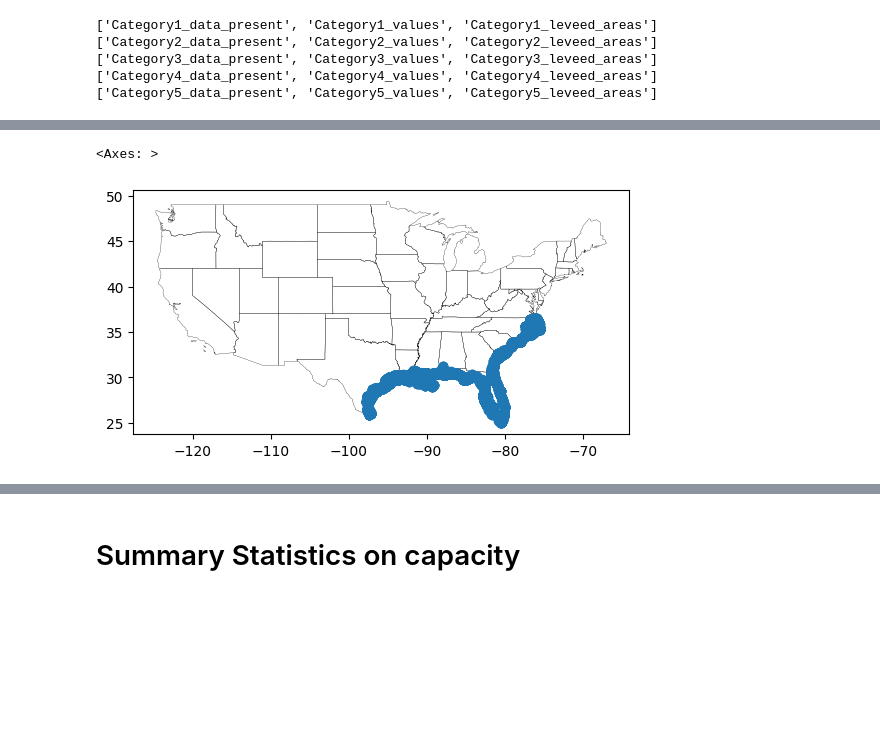
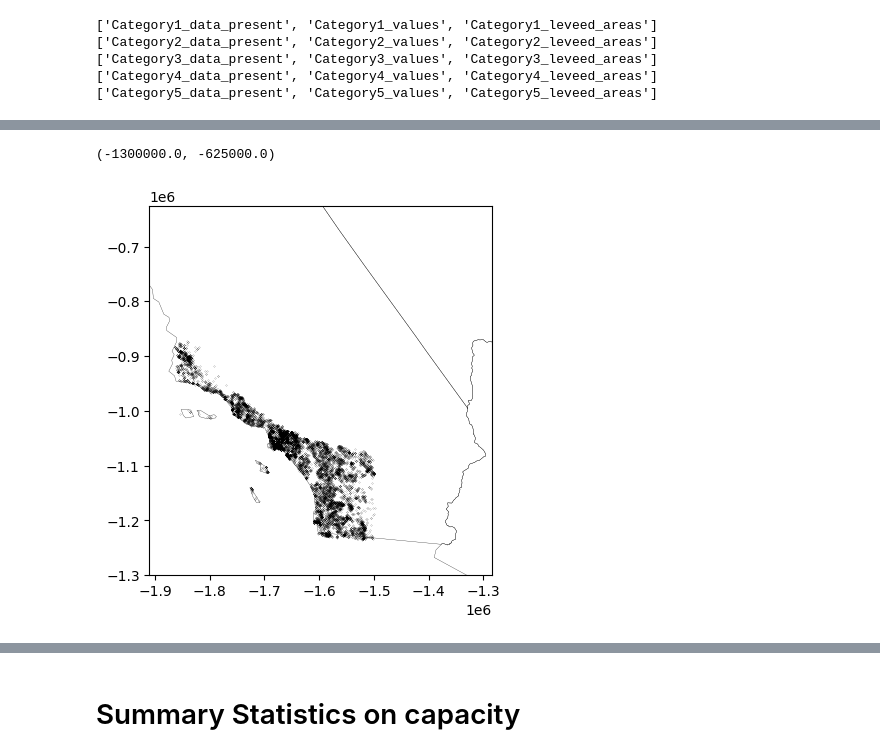
Before and after one commit to celinerobi/ast_object_detection_public, a Jupyter notebook: src/Untitled.ipynb, the cells around one changed output, grey strips where cells are left out. Drawn from its saved outputs; the diff is of its cells as text; code cells hidden in the pictures; blank space fills up the shorter version.

```diff
--- a/src/Untitled.ipynb
+++ b/src/Untitled.ipynb
@@ -183,5 +195,4 @@ detected_tanks_slosh_data_added_gdf = capacity_estimation(detected_tanks_slosh_d
 # %%
-detected_tanks_slosh_data_added_gdf["centroid"] = detected_tanks_slosh_data_added_gdf.centroid#cx[-88.499003:-76.134554, 30.382405:37.051745]#.plot(
 
 tank_gdfs = []
 for cat, tank_gdf, in detected_tanks_slosh_data_added_gdf.groupby(by="category"):
@@ -191,11 +202,9 @@ for cat, tank_gdf, in detected_tanks_slosh_data_added_gdf.groupby(by="category")
     tank_with_capacity = tank_gdf[tank_gdf.capacity.notnull()]
     print(cat, "num tanks with capacity information", len(tank_with_capacity))
     capacity = np.sum(tank_with_capacity.capacity)
-    print( "calaculated capacity 1000m3", capacity/1000)
+    print( "calaculated capacity 1000m3", capacity / 1000)
 
-    print("infered capacity 1000m3",((capacity / len(tank_with_capacity)) *len(tank_gdf) ) /1000)
+    print("infered capacity 1000m3",((capacity / len(tank_with_capacity)) *len(tank_gdf) ) / 1000)
 
-    tank_gdfs.append(tank_gdf)
-
-import matplotlib.pyplot as plt
+    tank_gdfs.append(tank_with_capacity)
 # %% [output]
@@ -255 +231,20 @@ plt.show()
+# %%
+x_min=0.175e6
+x_width=0.625e6
+
+y_min=-2.025e6
+y_width=0.675e6
+
+california_extent = [[-1.91e6, (-1.91e6+x_width)],[-1.3e6, (-1.3e6+y_width)]]
+texas_extent = [[0.175e6, (x_min+x_width)], [-2.15e6, (-2.15e6+y_width)]]
+gulf_coast_extent = [[(x_min+x_width), (x_min+2*x_width)], [-1.9e6, (-1.9e6+y_width)]]
+florida_extent = [[(x_min+2*x_width), (x_min+3*x_width)],[y_min, (y_min+y_width)]] #0.825, 0.625
+
+south_east_extent = [[1.65e6, (1.65e6+x_width)], [(y_min+y_width), (y_min+2*y_width)]]
+mid_atlantic_extent = [[1.7e6, (1.7e6+x_width)], [(y_min+2*y_width),(y_min+3*y_width)]]
+north_east_extent = [[1.9e6, (1.9e6+x_width)], [(y_min+3*y_width),(y_min+4*y_width)]]
+
+
+extents = [california_extent, texas_extent, gulf_coast_extent, florida_extent,
+           south_east_extent, mid_atlantic_extent, north_east_extent]
 # %%
@@ -286,11 +275,0 @@ texas = [[25,30.5],[-100,-87]]
-# %%
-fig, ax= plt.subplots()
-state_boundary.plot(ax=ax, facecolor="none",
-                    edgecolor='black', lw=0.2, zorder= 0)
-
-tank_gdf["centroid"].plot(ax=ax)
-#ax.set_xlim([-97,-115])
-#ax.set_ylim([31, 35])
-# %% [output]
-<Axes: >
-[figure, removed]
@@ -298,0 +276,19 @@ tank_gdf["centroid"].plot(ax=ax)
+# %%
+
+
+
+
+fig, ax = plt.subplots()
+
+state_boundary.plot(ax=ax, facecolor="none",
+                        edgecolor='black', lw=0.2, zorder=0)
+compiled_predicted_tank["centroid"].plot(markersize=0.01, color="black", ax=ax)
+
+tank_gdf["centroid"].plot(markersize=tank_gdf['capacity']/1_000,
+                          c=tank_gdf['inundation'], alpha = 0.15,
+                          zorder=2, ax=ax, cmap="Blues")
+ax.set_xlim(california_extent[0])
+ax.set_ylim(california_extent[1])
+# %% [output]
+(-1300000.0, -625000.0)
+[figure, added]
```
Also changed, not shown: parts of 10 cells of this notebook, 4 other files.
